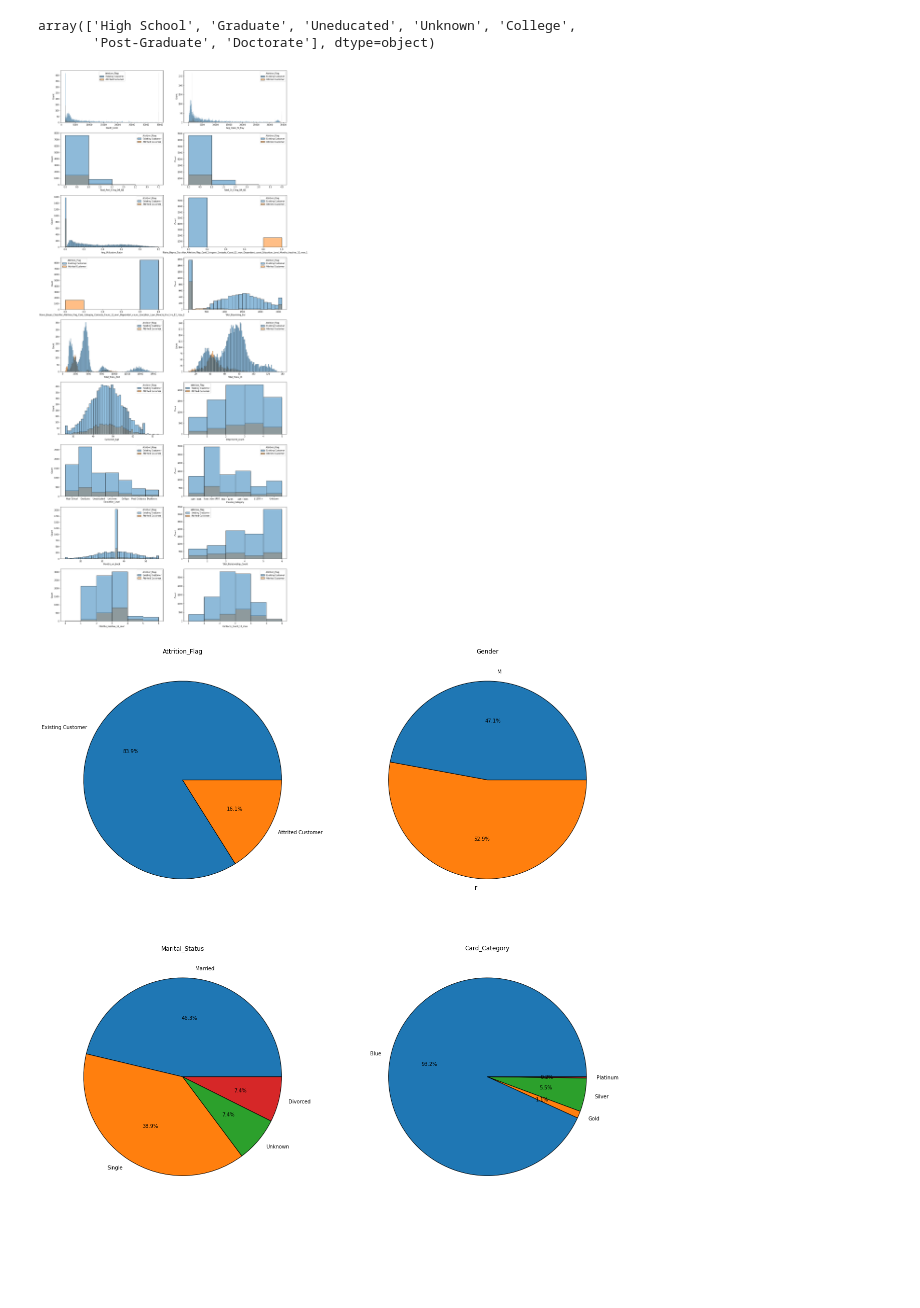
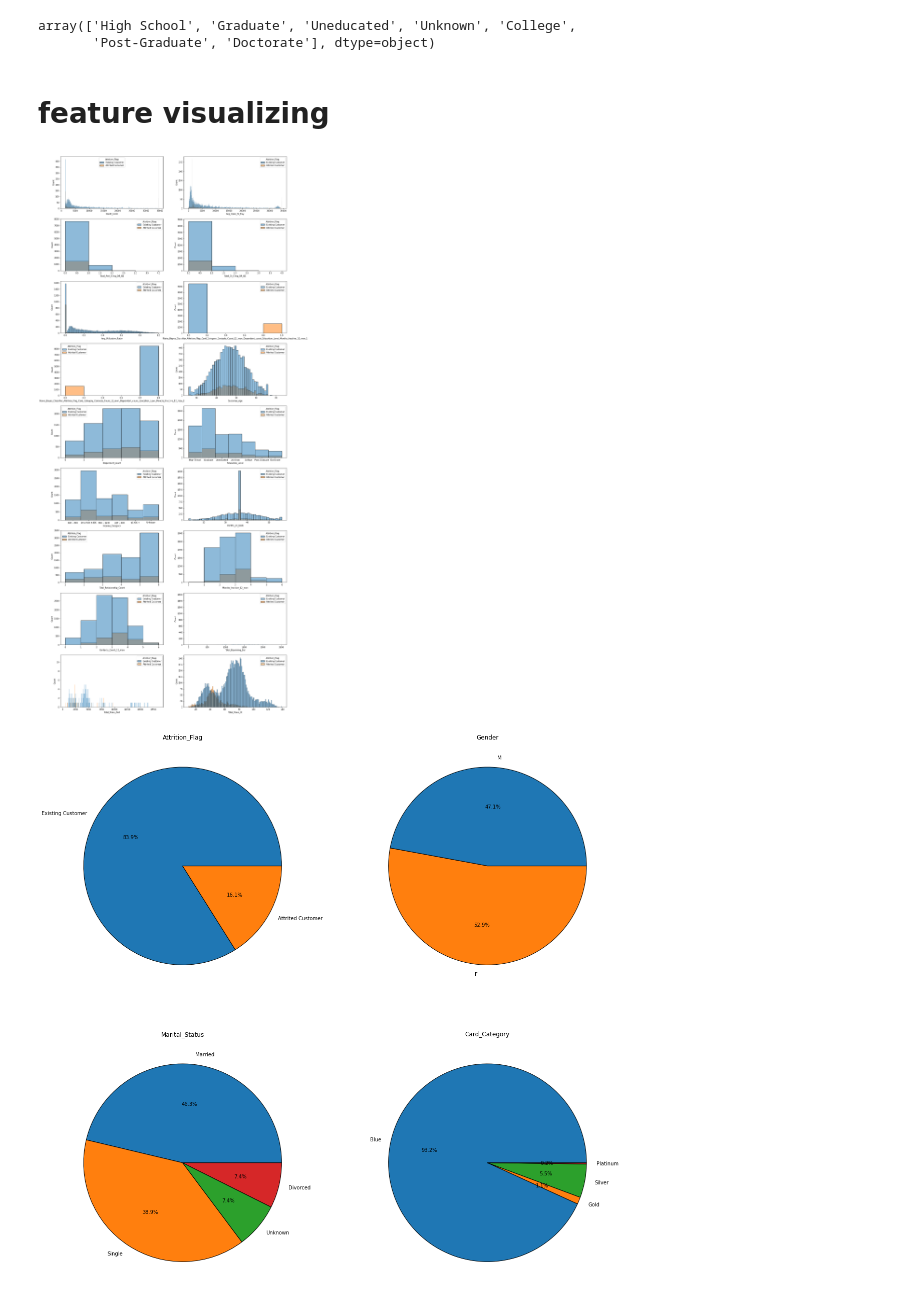
Before and after one commit to rnd4u-org/2021-knu-churn, a Jupyter notebook: classification_test-programs.ipynb, the cells around one changed output. Cells and saved outputs as stored; diff of their text form; code cells hidden in the pictures; blank space fills up the shorter version.

```diff
--- a/classification_test-programs.ipynb
+++ b/classification_test-programs.ipynb
@@ -177,7 +240,8 @@ features_types = identify_data_type(dataset=data)
 numerical_features = features_types["Numerical"]
 ordinal_features = ["Customer_Age", "Dependent_count", "Education_Level",
                 "Income_Category", "Months_on_book", "Total_Relationship_Count",
-                "Months_Inactive_12_mon", "Contacts_Count_12_mon"]
+                "Months_Inactive_12_mon", "Contacts_Count_12_mon", "Total_Revolving_Bal",
+                    "Total_Trans_Amt", "Total_Trans_Ct"]
 categorical_features = [i for i in features_types["Categorical"] if i not in ordinal_features]
 # data[features_types["Categorical"]]
 categorical_features
@@ -216,31 +274,32 @@ data1["Education_Level"].unique()
 # %% [output]
 array(['High School', 'Graduate', 'Uneducated', 'Unknown', 'College',
        'Post-Graduate', 'Doctorate'], dtype=object)
+# %% [markdown]
+# feature visualizing
 # %%
 user_binwidth = 40
 plt.figure(figsize=((20, 50)))
 figures_numb_in_row = 2
 hist_vizual_data = data[[*numerical_features,
-                         *categorical_features[-3:],
                          *ordinal_features]]
 for idx, feature in enumerate(hist_vizual_data):
     if(idx < 21):
         if (feature in numerical_features[-2:]):
             user_binwidth = 0.2
         if (feature in numerical_features[:2]):
             user_binwidth = 40
         if feature in categorical_features[-3: -1]:
             user_binwidth = 100
         if feature == "Avg_Utilization_Ratio":
             user_binwidth = 0.01
         plt.subplot(hist_vizual_data.shape[1] // figures_numb_in_row + (0 if(hist_vizual_data.shape[1] % figures_numb_in_row == 0) else 1),
                     figures_numb_in_row, idx + 1)
         sns.histplot(x=feature,
                      data=data[[feature, "Attrition_Flag"] if feature != "Attrition_Flag" else [feature]],
                      color=["blue", "green"], hue="Attrition_Flag", binwidth=user_binwidth)
         user_binwidth = 1
 # %% [output]
-[figure, old version]
+[figure, new version]
 # %%
 plt.figure(figsize=((20, 20)))
 figures_numb_in_row = 2
```
Also changed, not shown: parts of 19 cells of this notebook.
